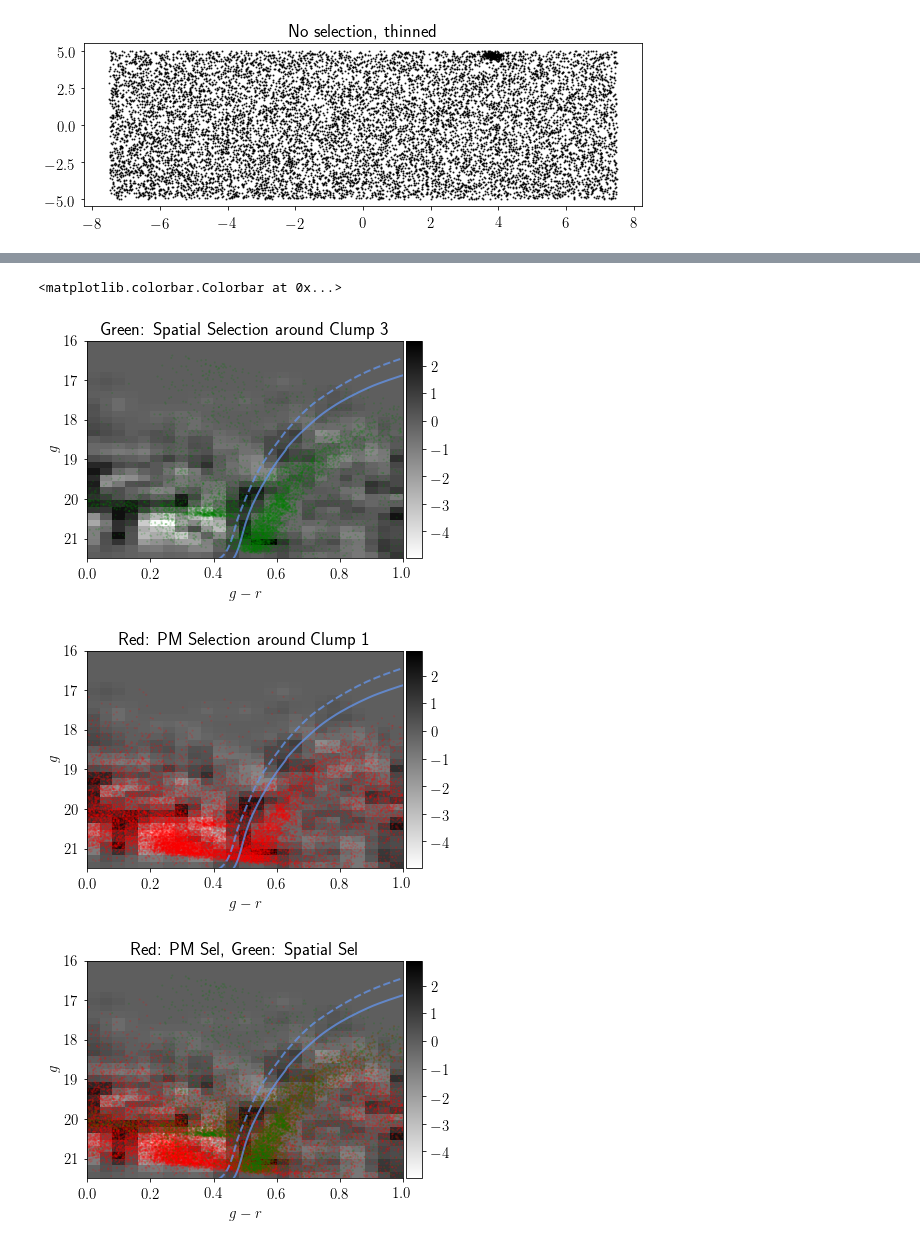
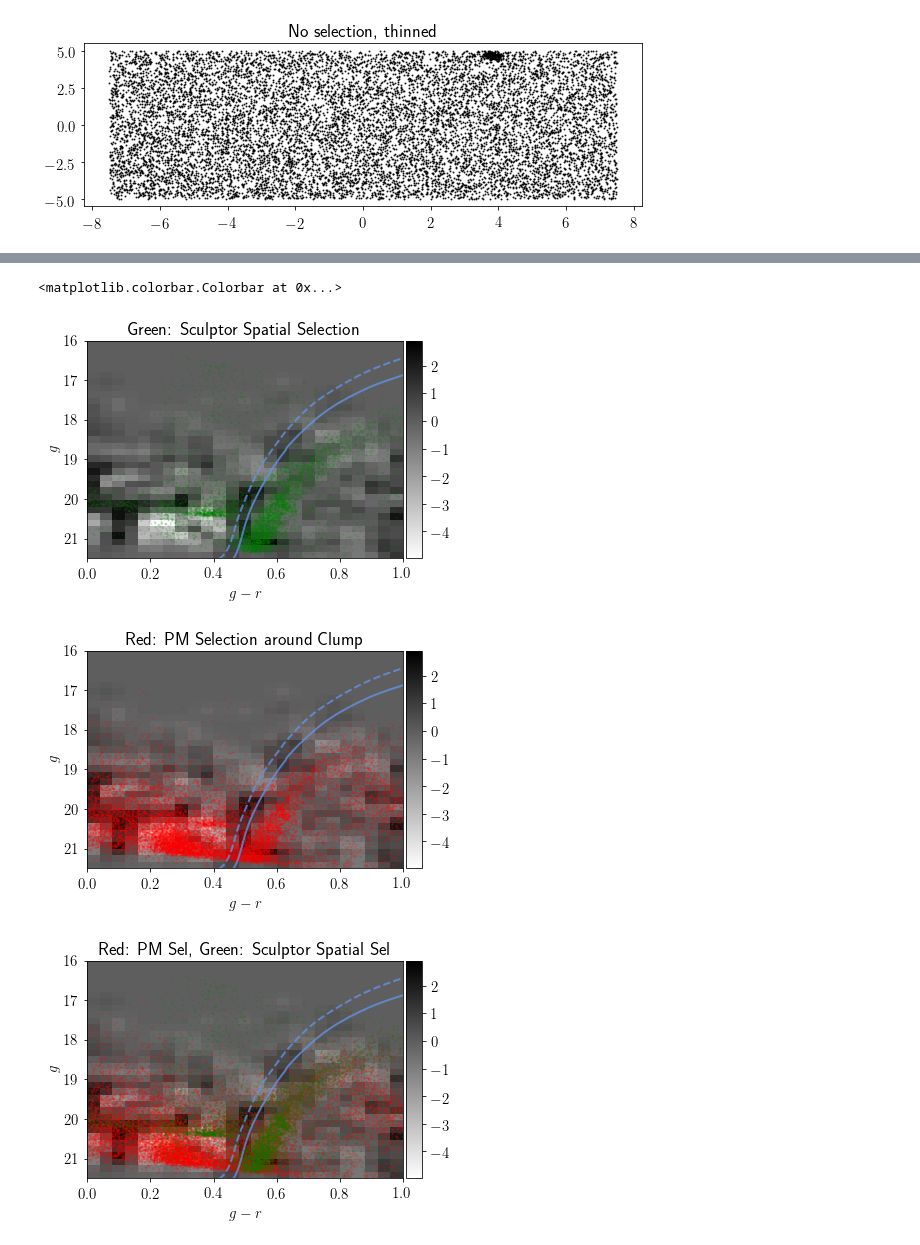
Before and after one commit to norashipp/shared_notebooks, a Jupyter notebook: Elqui.ipynb, the cells around one changed output, grey strips where cells are left out. Cells and saved outputs as stored; diff of their text form; code cells hidden in the pictures.

Commit message:
ngc 300 and sculptor

```diff
--- a/Elqui.ipynb
+++ b/Elqui.ipynb
@@ -697,35 +713,35 @@ Text(0,0.5,'$g$')
 # %%
 im = pm.plot_hess(stream, data[on_stream&pm_cut], data[off_stream&pm_cut], gmax=21.5)
 plt.plot(iso.color, iso.mag+mu, '-', c='cornflowerblue', lw=2, alpha=0.75, zorder=1, label='%.1f Gyr\n[Fe/H]=$%.2f$' %(age, iso.z2feh(z)))
 plt.plot(iso2.color, iso2.mag+mu, '--', c='cornflowerblue', lw=2, alpha=0.75, zorder=1, label='%.1f Gyr\n[Fe/H]=$%.2f$' %(age, iso.z2feh(z)))
 # plt.scatter(data[MAGG][pm_cut_clump] - data[MAGR][pm_cut_clump], data[MAGG][pm_cut_clump], s=1, alpha=0.2, edgecolor='r', facecolor='none')
 plt.scatter(data[MAGG][on_clump3] - data[MAGR][on_clump3], data[MAGG][on_clump3], s=1, alpha=0.2, edgecolor='g', facecolor='none')
 plt.xlim(0,1)
 plt.ylim(21.5,16)
-plt.title('Green: Spatial Selection around Clump 3')
+plt.title('Green: Sculptor Spatial Selection')
 pm.colorbar(im)
 
 im = pm.plot_hess(stream, data[on_stream&pm_cut], data[off_stream&pm_cut], gmax=21.5)
 plt.plot(iso.color, iso.mag+mu, '-', c='cornflowerblue', lw=2, alpha=0.75, zorder=1, label='%.1f Gyr\n[Fe/H]=$%.2f$' %(age, iso.z2feh(z)))
 plt.plot(iso2.color, iso2.mag+mu, '--', c='cornflowerblue', lw=2, alpha=0.75, zorder=1, label='%.1f Gyr\n[Fe/H]=$%.2f$' %(age, iso.z2feh(z)))
 plt.scatter(data[MAGG][pm_cut_clump] - data[MAGR][pm_cut_clump], data[MAGG][pm_cut_clump], s=1, alpha=0.2, edgecolor='r', facecolor='none')
 # plt.scatter(data[MAGG][on_clump3] - data[MAGR][on_clump3], data[MAGG][on_clump3], s=1, alpha=0.2, edgecolor='g', facecolor='none')
 plt.xlim(0,1)
 plt.ylim(21.5,16)
-plt.title('Red: PM Selection around Clump 1')
+plt.title('Red: PM Selection around Clump')
 pm.colorbar(im)
 
 im = pm.plot_hess(stream, data[on_stream&pm_cut], data[off_stream&pm_cut], gmax=21.5)
 plt.plot(iso.color, iso.mag+mu, '-', c='cornflowerblue', lw=2, alpha=0.75, zorder=1, label='%.1f Gyr\n[Fe/H]=$%.2f$' %(age, iso.z2feh(z)))
 plt.plot(iso2.color, iso2.mag+mu, '--', c='cornflowerblue', lw=2, alpha=0.75, zorder=1, label='%.1f Gyr\n[Fe/H]=$%.2f$' %(age, iso.z2feh(z)))
 plt.scatter(data[MAGG][pm_cut_clump] - data[MAGR][pm_cut_clump], data[MAGG][pm_cut_clump], s=1, alpha=0.2, edgecolor='r', facecolor='none')
 plt.scatter(data[MAGG][on_clump3] - data[MAGR][on_clump3], data[MAGG][on_clump3], s=1, alpha=0.2, edgecolor='g', facecolor='none')
 plt.xlim(0,1)
 plt.ylim(21.5,16)
-plt.title('Red: PM Sel, Green: Spatial Sel')
+plt.title('Red: PM Sel, Green: Sculptor Spatial Sel')
 pm.colorbar(im)
 # %% [output]
 <matplotlib.colorbar.Colorbar at 0x...>
-[figure, old version]
+[figure, new version]
-[figure, old version]
+[figure, new version]
-[figure, old version]
+[figure, new version]
```
Also changed, not shown: parts of 9 cells of this notebook.
